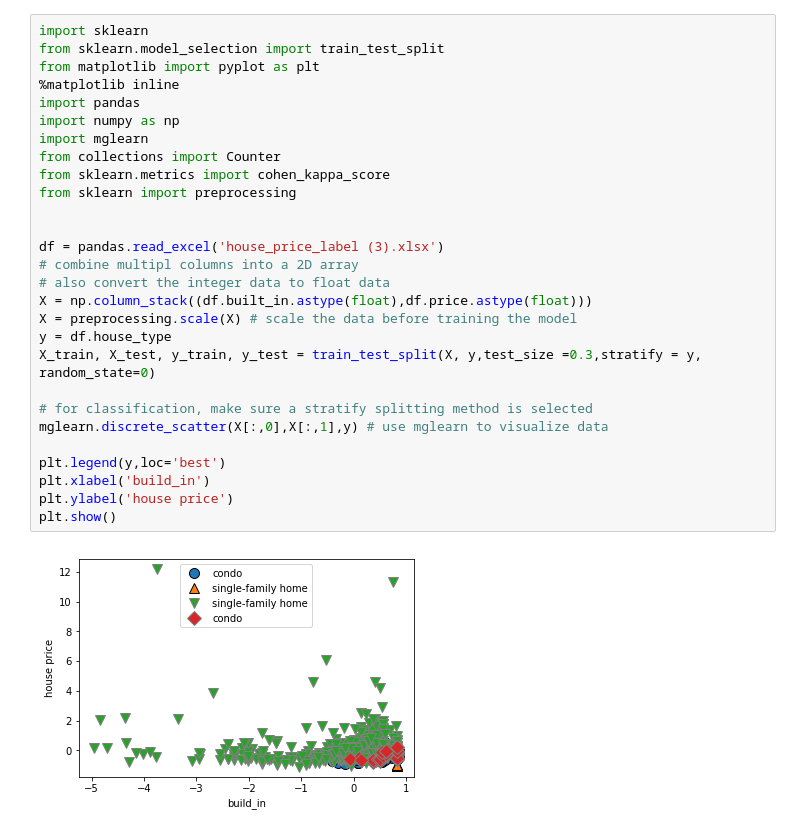
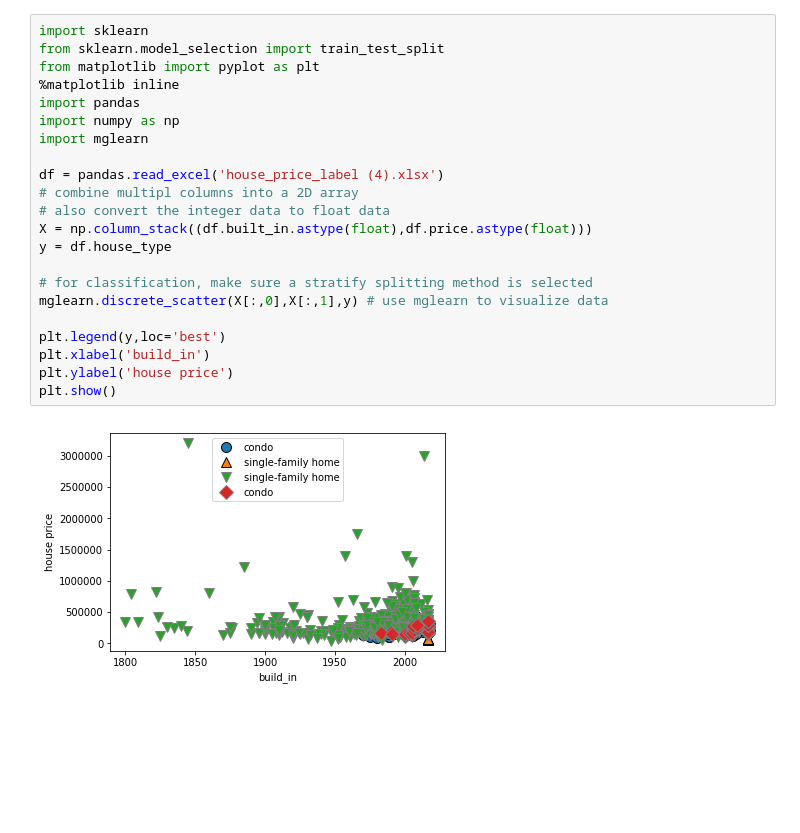
Before and after one commit to johnsaliba/480, a Jupyter notebook: Untitled.ipynb, the cells around one changed output. Cells and saved outputs as stored; diff of their text form; blank space fills up the shorter version.

```diff
--- a/Untitled.ipynb
+++ b/Untitled.ipynb
@@ -1,30 +1,24 @@
 # %%
 import sklearn
 from sklearn.model_selection import train_test_split
 from matplotlib import pyplot as plt
 %matplotlib inline
 import pandas
 import numpy as np
 import mglearn
-from collections import Counter
-from sklearn.metrics import cohen_kappa_score
-from sklearn import preprocessing
 
-
-df = pandas.read_excel('house_price_label (3).xlsx')
+df = pandas.read_excel('house_price_label (4).xlsx')
 # combine multipl columns into a 2D array
 # also convert the integer data to float data
 X = np.column_stack((df.built_in.astype(float),df.price.astype(float)))
-X = preprocessing.scale(X) # scale the data before training the model
 y = df.house_type
-X_train, X_test, y_train, y_test = train_test_split(X, y,test_size =0.3,stratify = y, random_state=0)
 
 # for classification, make sure a stratify splitting method is selected
 mglearn.discrete_scatter(X[:,0],X[:,1],y) # use mglearn to visualize data
 
 plt.legend(y,loc='best')
 plt.xlabel('build_in')
 plt.ylabel('house price')
 plt.show()
 # %% [output]
-[figure, old version]
+[figure, new version]
```
Also changed, not shown: parts of 7 cells of this notebook.
